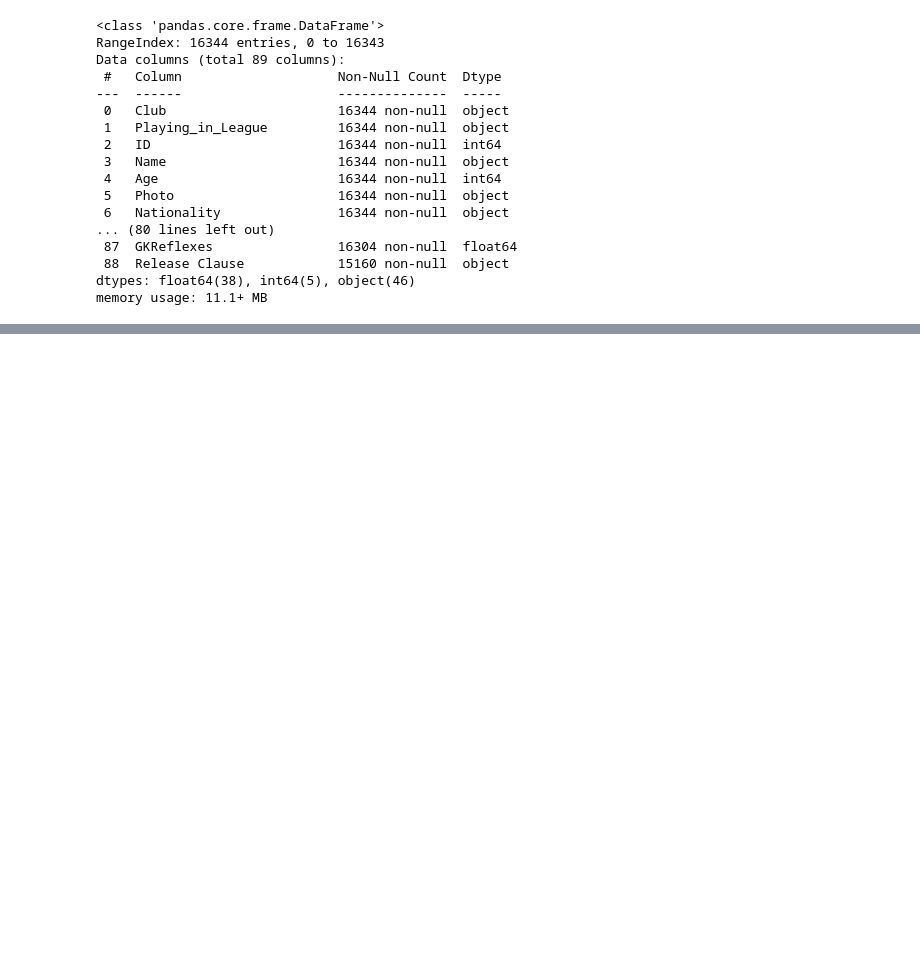
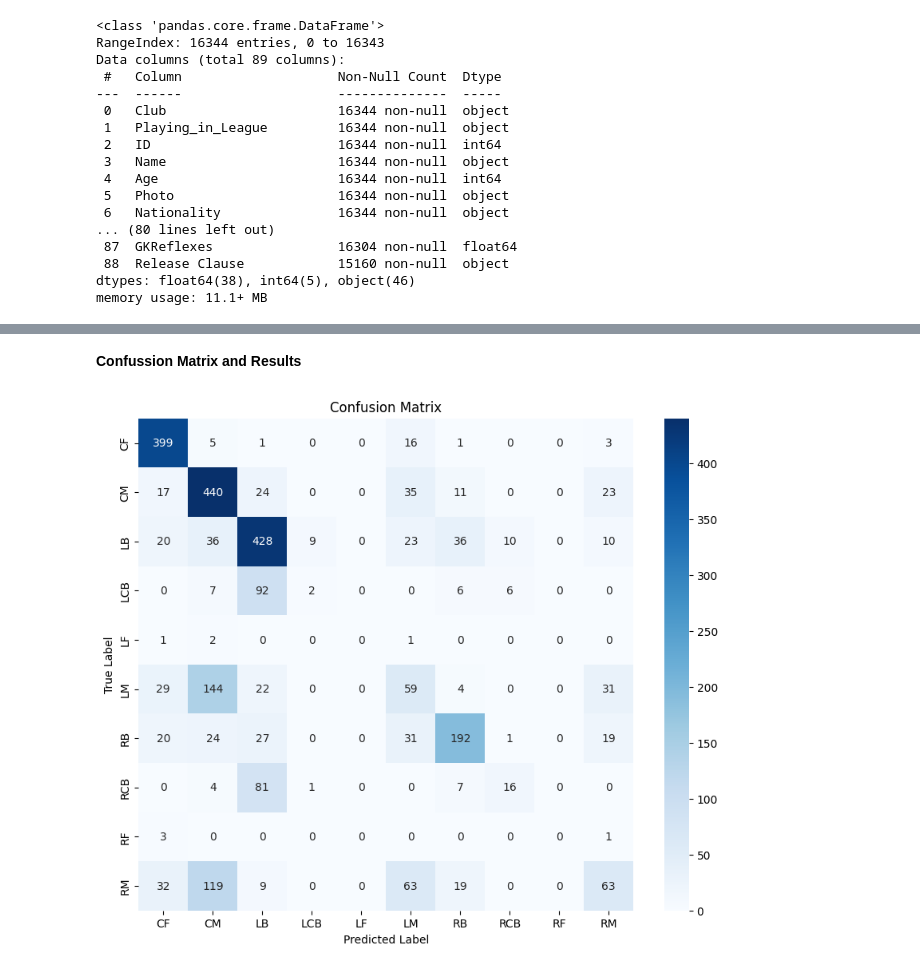
Before and after one commit to alizahedzadeh/Applied-Data-Science-Course-Assignments, a Jupyter notebook: assignments/Assignment 13 Imbalanced Data, Pipelines and AutoML/HW13_Imbalanced Data_Pipelines_AutoML.ipynb, the cells around one changed output, grey strips where cells are left out. Saved outputs shown, nothing was run; the diff lists cells and outputs as text; code cells hidden in the pictures; blank space fills up the shorter version.

```diff
--- a/assignments/Assignment 13 Imbalanced Data, Pipelines and AutoML/HW13_Imbalanced Data_Pipelines_AutoML.ipynb
+++ b/assignments/Assignment 13 Imbalanced Data, Pipelines and AutoML/HW13_Imbalanced Data_Pipelines_AutoML.ipynb
@@ -80,0 +322,15 @@ memory usage: 11.1+ MB
+# %% [markdown]
+**Confussion Matrix and Results**
+# %%
+# Calculate and display the confusion matrix
+conf_matrix = confusion_matrix(y_test, y_pred)
+
+# Display the confusion matrix using seaborn heatmap
+plt.figure(figsize=(10, 8))
+sns.heatmap(conf_matrix, annot=True, fmt='d', cmap='Blues', xticklabels=pipeline.named_steps['classifier'].classes_, yticklabels=pipeline.named_steps['classifier'].classes_)
+plt.title('Confusion Matrix')
+plt.xlabel('Predicted Label')
+plt.ylabel('True Label')
+plt.show()
+# %% [output]
+[figure, added]
```
Also changed, not shown: parts of 26 cells of this notebook, 1 other file.
